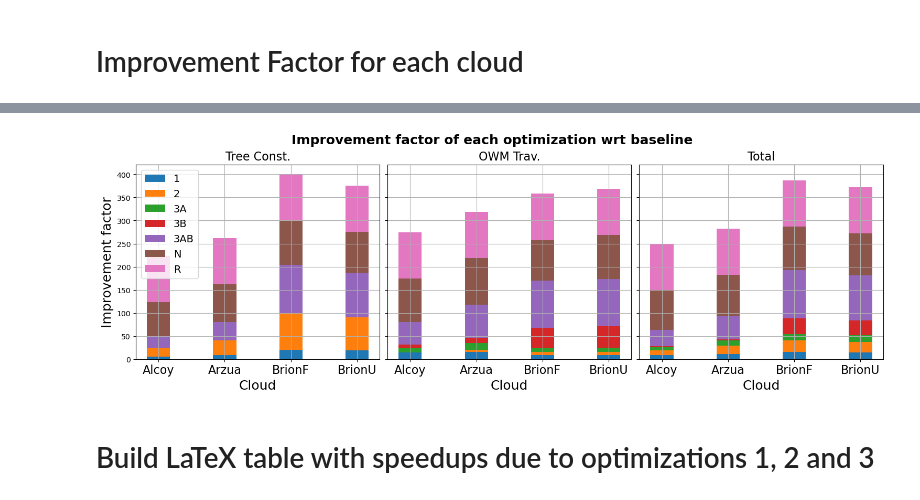
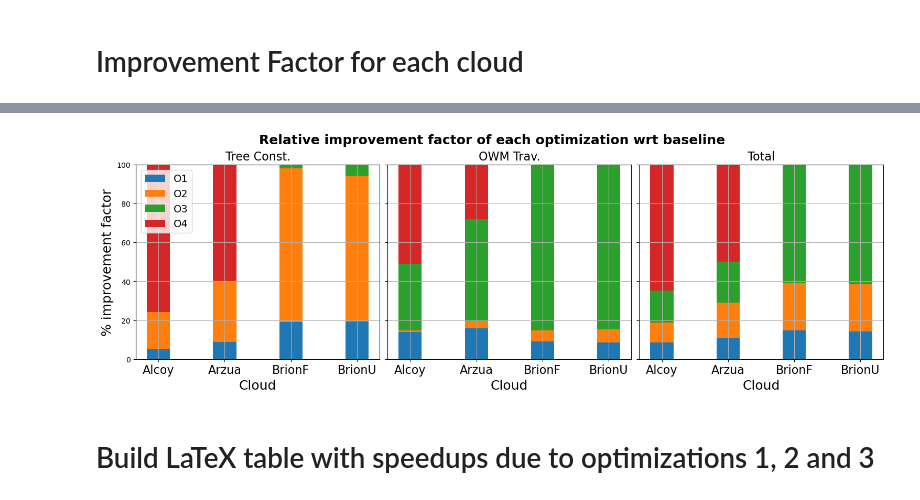
Before and after one commit to PPMC-DAC/FastOWM, a Jupyter notebook: Results/process_all_optim.ipynb, the cells around one changed output, grey strips where cells are left out. Cells and saved outputs as stored; diff of their text form; code cells hidden in the pictures.

Commit message:
Updated script that process all optimizations

```diff
--- a/Results/process_all_optim.ipynb
+++ b/Results/process_all_optim.ipynb
@@ -98,0 +101,17 @@ df
+# %%
+df=pd.read_csv('All_Optimizations.csv',sep=';')
+df.insert(4,"Total",0)
+df['Total']=df['TimeTree']+df['TimeOWM']
+df['TreeSp']=1
+df['OWMSp']=1
+df['TotalSp']=1
+dfsel=df.drop(df.index[12:20]) #drom memoA and memoB. Leave only memoAB
+dfsel=dfsel.drop(dfsel.index[16:20]) #drom maxNumber. Leave only minRadius
+dfsel.reset_index(drop=True, inplace=True)
+#dfsel
+#Speedup of one optimization w.r.t. the previous one
+for i in range(4,len(dfsel)):
+    dfsel.loc[i,'TreeSp']=dfsel['TimeTree'][i-4]/dfsel['TimeTree'][i]
+    dfsel.loc[i,'OWMSp']=dfsel['TimeOWM'][i-4]/dfsel['TimeOWM'][i]
+    dfsel.loc[i,'TotalSp']=dfsel['Total'][i-4]/dfsel['Total'][i]
+dfsel
@@ -112,6 +149,12 @@ df.groupby('Cloud').sum().drop(['TimeTree','TimeOWM','Total','Level','MinRadMaxN
 # %% [markdown]
 # Speedup of each optimization w.r.t. baseline
 # %%
+df=pd.read_csv('All_Optimizations.csv',sep=';')
+df.insert(4,"Total",0)
+df['Total']=df['TimeTree']+df['TimeOWM']
+df['TreeSp']=1
+df['OWMSp']=1
+df['TotalSp']=1
 #Speedup of one optimization w.r.t. baseline
 for i in range(4,len(df),4):
     for j in range(4):
@@ -212,0 +256,4 @@ plot_allsp(df)
+# %%
+dfsel=df.drop(df.index[12:20]) #drom memoA and memoB. Leave only memoAB
+dfsel=dfsel.drop(dfsel.index[16:20]) #drom maxNumber. Leave only minRadius
+plot_allsp(dfsel,['O1','O2','O3','O4'])
@@ -213,6 +262,7 @@ plot_allsp(df)
 # %%
-all=np.array(df.loc[4:,'TreeSp':'TotalSp'])
-clouds=list(df.loc[0:3,'Cloud'])
+print(dfsel)
+all=np.array(dfsel.loc[4:,'TreeSp':'TotalSp'])
+clouds=list(dfsel.loc[0:3,'Cloud'])
 bycloud={}
 for i,j in zip(clouds,range(len(clouds))):
     bycloud[i]=all[j::4]
@@ -289,37 +336,37 @@ def plot_allsp100(npa):
     markers = 8
     marks=['o-','x-','s-','v-','+-']
 
 
     #fig = plt.figure()
     plots=['Tree Const.','OWM Trav.','Total']
     clouds=['Alcoy','Arzua','BrionF','BrionU']
     x=np.arange(1,len(clouds)+1)
-    optim=['1','2','3A','3B','3AB','N','R']
+    optim=['O1','O2','O3','O4']
     width=0.35
     #define grid of plots
     fig, axs = plt.subplots(nrows=1, ncols=3,figsize=(15, 5), constrained_layout=True, sharey=True)
     for i,name in zip(range(len(plots)),plots):
         b=np.zeros(len(clouds))
         for j,z in zip(optim,range(len(optim))):
             axs[i].bar(x, npa[i][z], width, label=j, bottom=b)
             b=b+npa[i][z]
 
         axs[i].set_title(name,fontsize=16)
         axs[i].set_xlabel('Cloud', fontsize=xlabelfs)
         axs[i].set_xticks(x,labels=clouds,fontsize=xticksfs)
         # axs[i].yticks(fontsize=yticksfs)
         axs[i].grid()
-    fig.suptitle('Improvement factor of each optimization wrt baseline',  fontweight='bold', fontsize=18)
+    fig.suptitle('Relative improvement factor of each optimization wrt baseline',  fontweight='bold', fontsize=18)
 
-    axs[0].set_ylabel('Improvement factor', fontsize=ylabelfs)
+    axs[0].set_ylabel('% improvement factor', fontsize=ylabelfs)
     axs[0].legend(optim,loc='best', fontsize= 14)
     pp = PdfPages("Speedup_all_optim_ratio.pdf")
     pp.savefig(fig)
     pp.close()
 
 plot_allsp100(all)
 # %% [output]
-[figure, old version]
+[figure, new version]
 # %% [markdown]
 # Build LaTeX table with speedups due to optimizations 1, 2 and 3
 # %%
```
Also changed, not shown: parts of 12 cells of this notebook, 1 other file.
